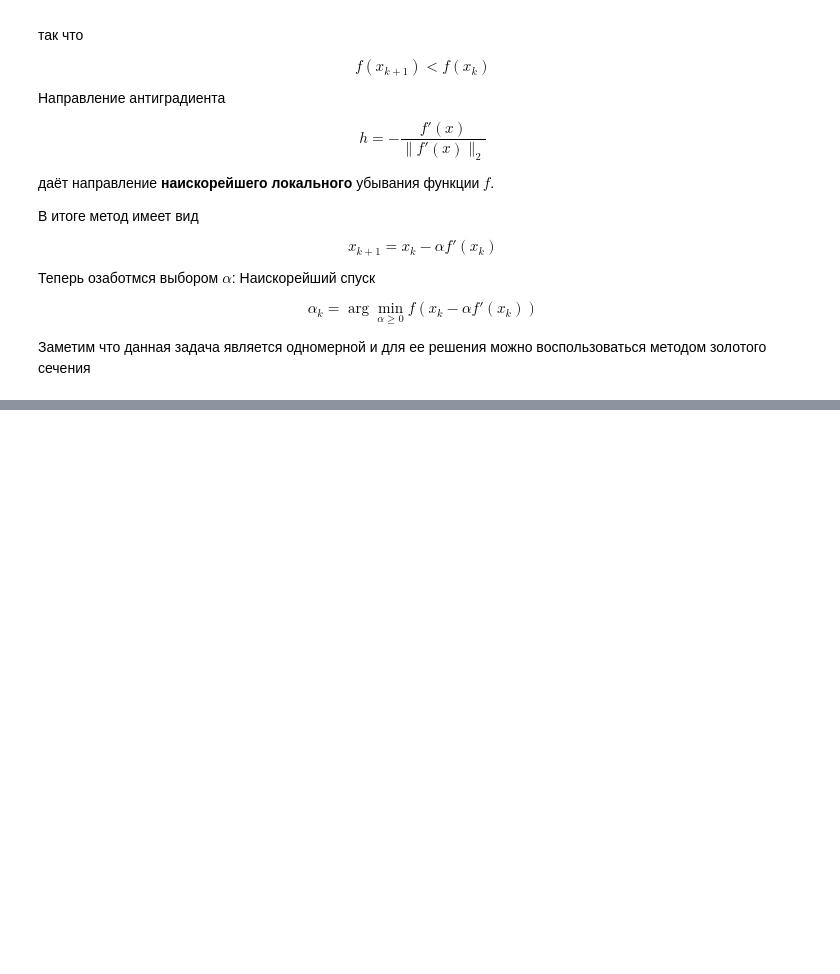
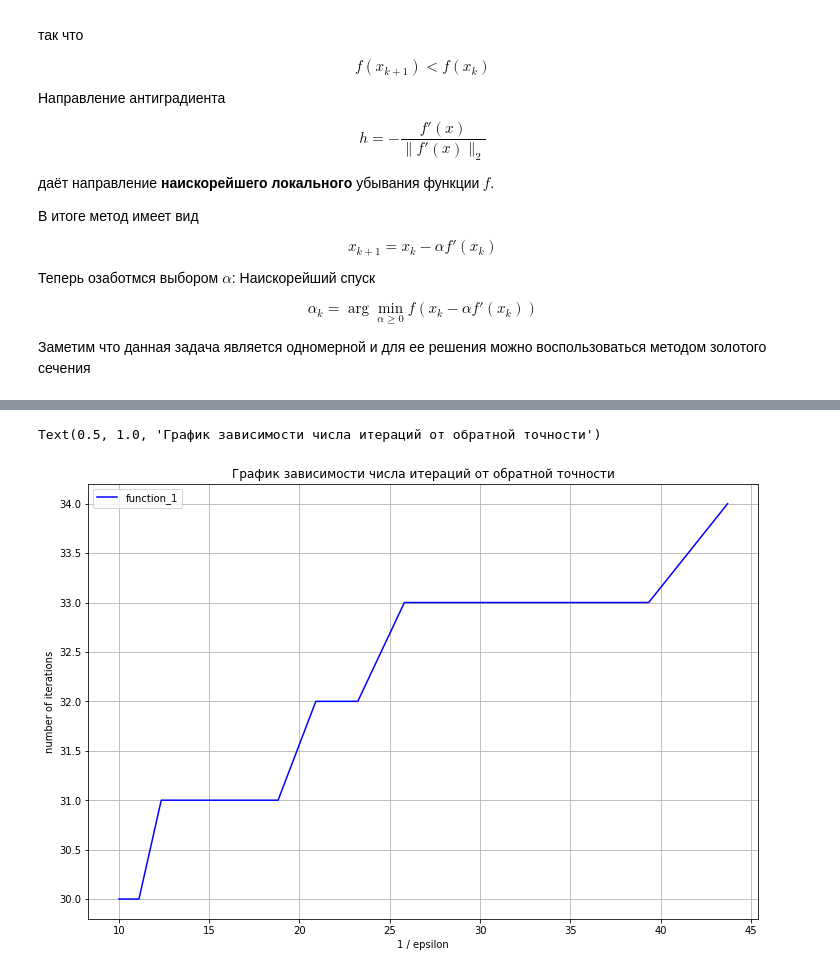
Before and after one commit to EvgeniaKomleva/OptimizationMethods, a Jupyter notebook: GradientnySpusk (1).ipynb, the cells around one changed output, grey strips where cells are left out. Cells and saved outputs as stored; diff of their text form; code cells hidden in the pictures; blank space fills up the shorter version.

```diff
--- a/GradientnySpusk (1).ipynb
+++ b/GradientnySpusk (1).ipynb
@@ -226,0 +148,12 @@ Text(0.5, 1.0, 'График зависимости времени от коли
+# %%
+plt.figure(figsize = (12,8))
+axixx = np.arange(size_0, size_0 * (iterations + 1), size_0)
+plt.plot(e1, k1, c = 'blue', label = 'function_1')
+plt.legend()
+plt.grid()
+plt.xlabel('1 / epsilon')
+plt.ylabel('number of iterations')
+plt.title('График зависимости числа итераций от обратной точности')
+# %% [output]
+Text(0.5, 1.0, 'График зависимости числа итераций от обратной точности')
+[figure, added]
```
Also changed, not shown: parts of 6 cells of this notebook, 1 other file.
